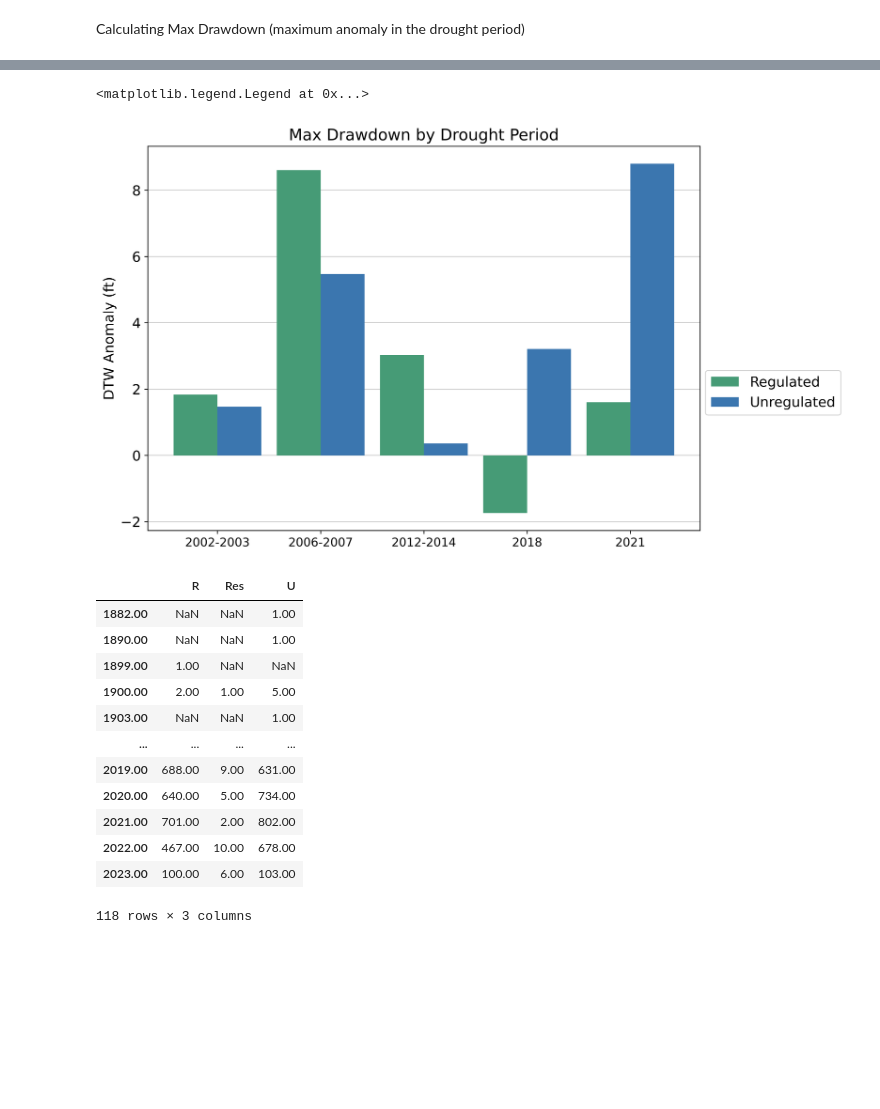
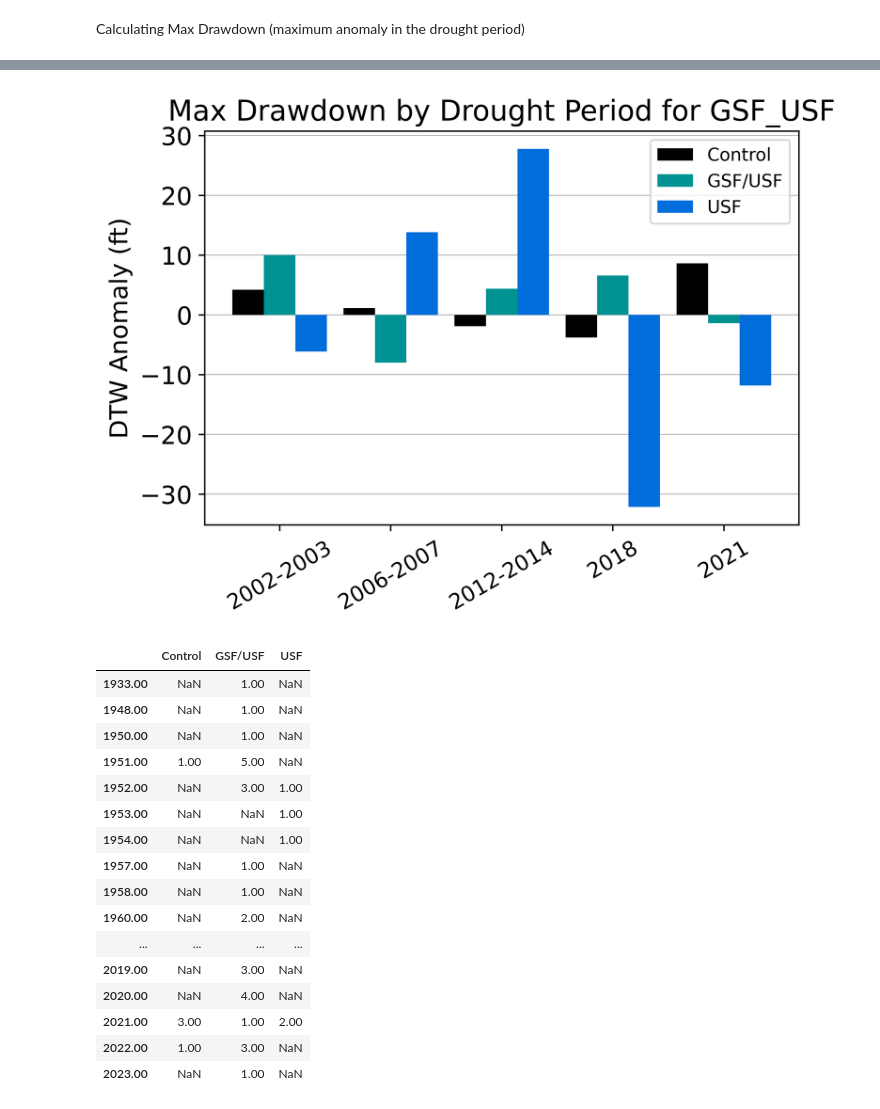
Before and after one commit to dtadych/Az-Spatiotemporal-Drought-Analysis, a Jupyter notebook: AnalysisCodes/Casestudy_Analysis.ipynb, the cells around one changed output, grey strips where cells are left out. Drawn from its saved outputs; the diff is of its cells as text; code cells hidden in the pictures; blank space fills up the shorter version.

```diff
--- a/AnalysisCodes/Casestudy_Analysis.ipynb
+++ b/AnalysisCodes/Casestudy_Analysis.ipynb
@@ -206,7 +213,8 @@ annual_db2.head()
 # %%
 # Read in the shapefile
 
-filename_shapeile = 'georeg_reproject_fixed.shp'
+# filename_shapeile = 'georeg_reproject_fixed.shp'
+filename_shapeile = 'AvraValleyGSF.shp'
 filepath = os.path.join(shapepath_local, filename_shapeile)
 shapefile = gp.read_file(filepath)
 shapefile.plot(cmap='viridis')
@@ -216,8 +231,9 @@ shapefile.plot(cmap='viridis')
 # %%
 # Define some things about your file
 
-StudyArea = "Test"
-Naming_col = "Regulation"
+StudyArea = "GSF_USF"
+Naming_col = "Name"
+water_designation = cap_secondary
 # %% [markdown]
 Merging the databases takes a little time - Approximately 3 minutes
 # %%
@@ -398,0 +455,3 @@ Spearman Correlation coefficient
+# %%
+df_interpolated = wlanalysis_period.interpolate(method='linear', axis=0)
+df_interpolated
@@ -521,9 +615,11 @@ sum        5508.59      5082.96
 # %%
 # Anomaly's
-ds = wlanalysis_period.copy()
+# ds = wlanalysis_period.copy()
+ds = df_interpolated.copy()
 columns = ds.columns
 column_list = ds.columns.tolist()
-trend_df = wlanalysis_period.copy()
+# trend_df = wlanalysis_period.copy()
+trend_df = df_interpolated.copy()
 dtw_anomalys = pd.DataFrame()
 for i in column_list:
         # Subtracting against the mean
@@ -536,8 +632,10 @@ for i in column_list:
         slope, intercept, r_value, p_value, std_err = sp.linregress(x,y)
         # print(y)
         # slope, intercept = sp.linregress(x,y)
-        trend_df[i] = (wlanalysis_period.index*slope) + intercept
-        dtw_anomalys[i] = wlanalysis_period[i] - trend_df[i]
+        # trend_df[i] = (wlanalysis_period.index*slope) + intercept
+        # dtw_anomalys[i] = wlanalysis_period[i] - trend_df[i]
+        trend_df[i] = (df_interpolated.index*slope) + intercept
+        dtw_anomalys[i] = df_interpolated[i] - trend_df[i]
 
 
 dtw_anomalys.head()
@@ -713,48 +818,47 @@ yearlabels = [
               ,'Normal/Wet Years'
         ]
 # betterlabels = ['CAP','Regulated \n Groundwater','Surface \n Water','Unregulated \n Groundwater','Mixed \n GW/SW']
-betterlabels = ['Regulated','Unregulated']
+# betterlabels = [StudyArea]
 
 dtw_max_anomalies.index = yearlabels
 dtw_max_anomalies = dtw_max_anomalies.transpose()
 
 dtw_max_anomalies.index = betterlabels
 del dtw_max_anomalies['Normal/Wet Years']
 dtw_max_anomalies = dtw_max_anomalies.transpose()
 
 # group_colors = ['lightsalmon','tomato','orangered','r','brown','indianred','steelblue']
 
-# group_colors = [blind[5],blind[6],blind[2]
+group_colors = [blind[0],blind[2],blind[6]
 #                 ,blind[12],blind[11],blind[10]
 #                 # ,blind[0] #black
-#                 ]
-group_colors = [swdom,GWdom]
+                ]
+# group_colors = [water_designation]
 
 horlabel = 'DTW Anomaly (ft)'
 fsize = 14
 
 plt.rcParams["figure.dpi"] = 600
-dtw_max_anomalies.plot(figsize = (10,7),
+dtw_max_anomalies.plot(figsize = (6,4),
         kind='bar',
         stacked=False,
         # title=name,
         color = group_colors,
         zorder = 2,
         width = 0.85,
         fontsize = fsize
         )
 plt.title(name, fontsize = (fsize+2))
 # plt.ylim([0,400])
 plt.ylabel(horlabel, fontsize = fsize)
-plt.xticks(rotation=0, fontsize = fsize-2)
+plt.xticks(rotation=30, fontsize = fsize-2)
 plt.grid(axis='y', linewidth=0.5, zorder=0)
-plt.legend(loc=[1.01,0.3],fontsize = fsize)
+# plt.legend(loc=[1.01,0.3],fontsize = fsize)
 # plt.set_dpi(600)
 
-# plt.savefig(outputpath+name+'_anomalies_groupedchart', bbox_inches = 'tight')
+plt.savefig(figurepath+name+'_anomalies_groupedchart', bbox_inches = 'tight')
 # %% [output]
-<matplotlib.legend.Legend at 0x...>
-[figure, old version]
+[figure, new version]
 # %%
 # New wells
 
@@ -770,21 +875,26 @@ new_wells.to_csv(outputpath_local+'Final_NewWells_'+StudyArea+'.csv')
 
 new_wells2 = pd.read_csv(outputpath_local+'Final_NewWells_'+StudyArea+'.csv',
                         header=2,
-                        names = ['R','Res','U']
+                        # names = ['R','Res','U']
+                        names = betterlabels
                         # names = [StudyArea]
                         , index_col=0)
 new_wells2
 # %% [output]
-|  | R | Res | U |
-| 1882.00 | NaN | NaN | 1.00 |
-| 1890.00 | NaN | NaN | 1.00 |
-| 1899.00 | 1.00 | NaN | NaN |
-| 1900.00 | 2.00 | 1.00 | 5.00 |
-| 1903.00 | NaN | NaN | 1.00 |
+|  | Control | GSF/USF | USF |
+| 1933.00 | NaN | 1.00 | NaN |
+| 1948.00 | NaN | 1.00 | NaN |
+| 1950.00 | NaN | 1.00 | NaN |
+| 1951.00 | 1.00 | 5.00 | NaN |
+| 1952.00 | NaN | 3.00 | 1.00 |
+| 1953.00 | NaN | NaN | 1.00 |
+| 1954.00 | NaN | NaN | 1.00 |
+| 1957.00 | NaN | 1.00 | NaN |
+| 1958.00 | NaN | 1.00 | NaN |
+| 1960.00 | NaN | 2.00 | NaN |
 | ... | ... | ... | ... |
-| 2019.00 | 688.00 | 9.00 | 631.00 |
-| 2020.00 | 640.00 | 5.00 | 734.00 |
-| 2021.00 | 701.00 | 2.00 | 802.00 |
-| 2022.00 | 467.00 | 10.00 | 678.00 |
-| 2023.00 | 100.00 | 6.00 | 103.00 |
+| 2019.00 | NaN | 3.00 | NaN |
+| 2020.00 | NaN | 4.00 | NaN |
+| 2021.00 | 3.00 | 1.00 | 2.00 |
+| 2022.00 | 1.00 | 3.00 | NaN |
+| 2023.00 | NaN | 1.00 | NaN |
-118 rows × 3 columns
```
Also changed, not shown: parts of 22 cells of this notebook.
